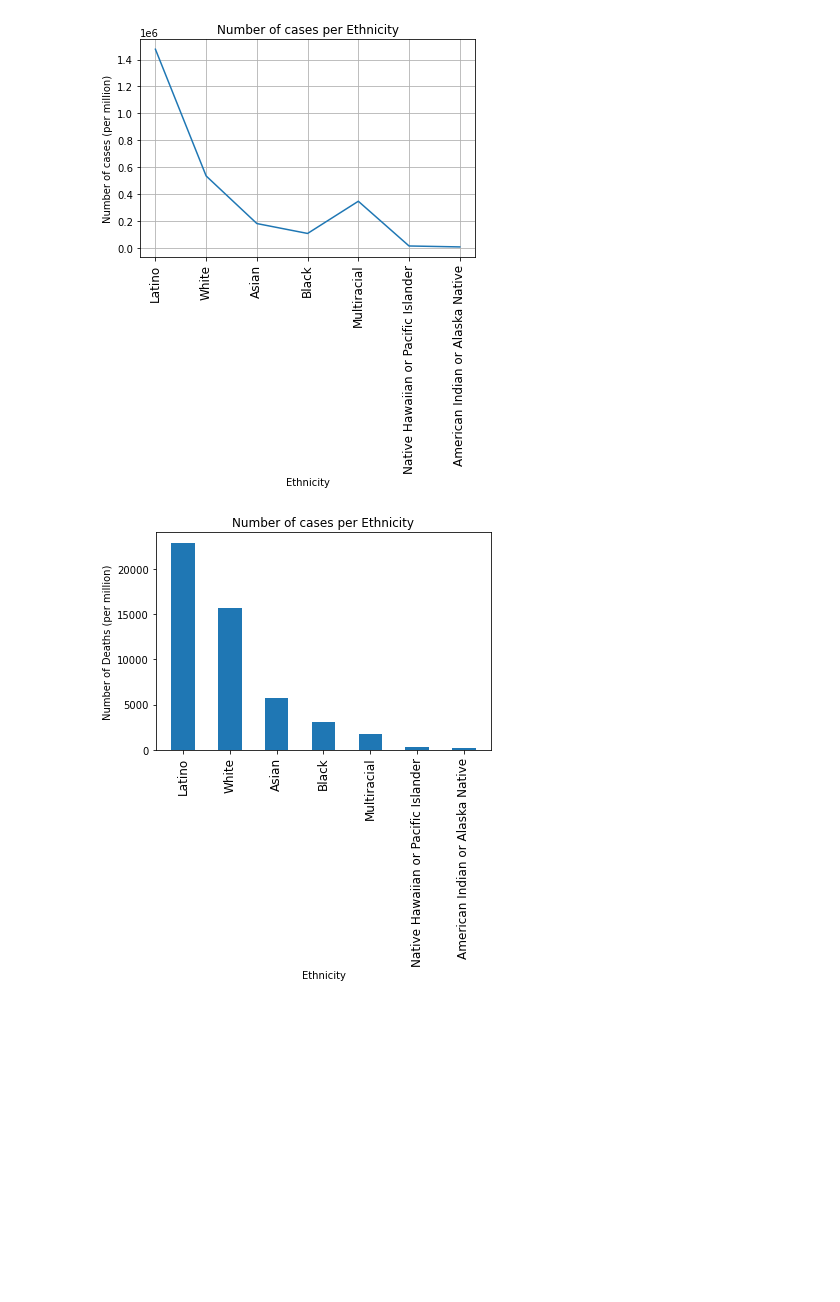
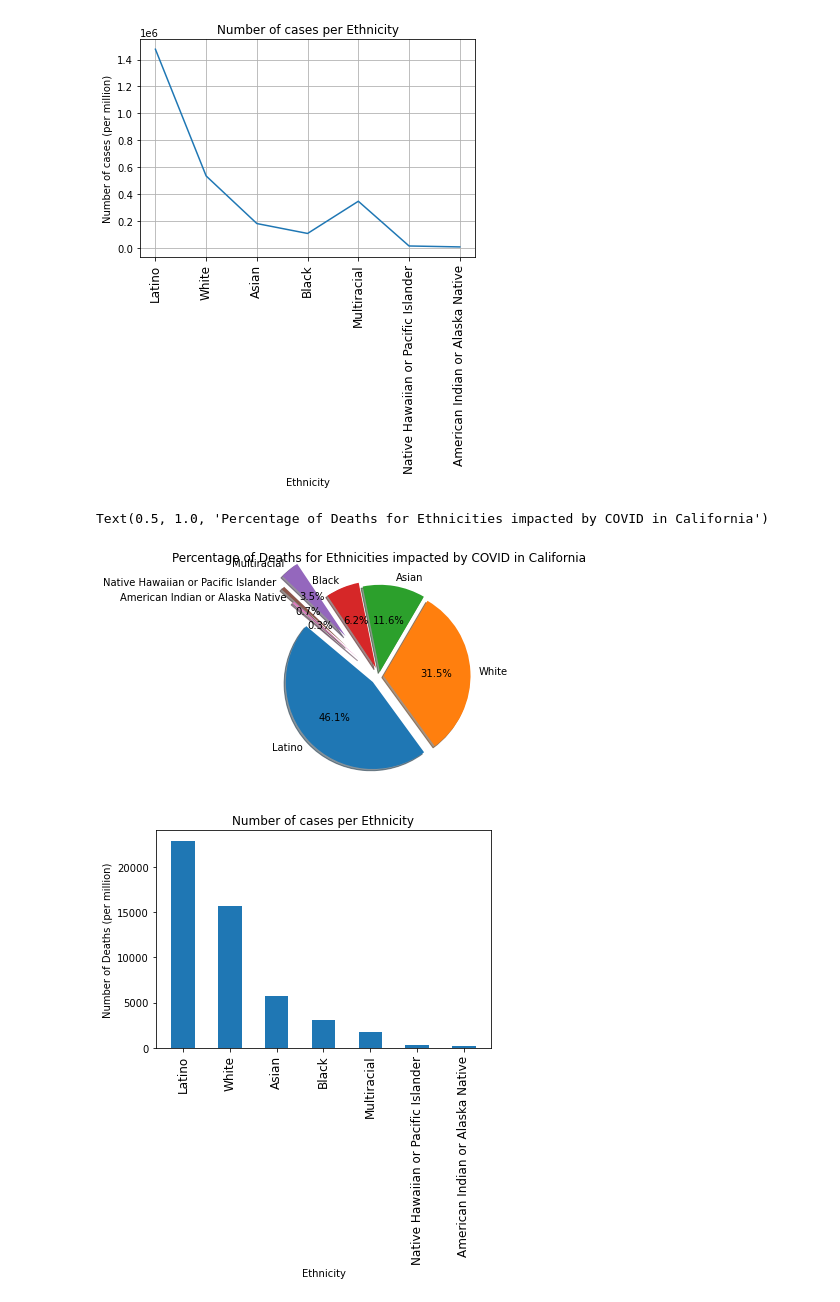
Before and after one commit to JohnGlendening/Project-1_2021, a Jupyter notebook: California gov/California_Ethnicity.ipynb, the cells around one changed output. Drawn from its saved outputs; the diff is of its cells as text; code cells hidden in the pictures; blank space fills up the shorter version.

```diff
--- a/California gov/California_Ethnicity.ipynb
+++ b/California gov/California_Ethnicity.ipynb
@@ -212,6 +227,21 @@ plt.grid(True)
 plt.show()
 # %% [output]
 [figure]
+# %%
+#Pie chart of the percentage(%) of genders impacted in California
+size=Ethnic_df["Deaths"]
+
+label=Ethnic_df["Ethnicities"].unique()
+
+explode= (0.1,0.05,0.05,0.1,0.6,0.5,0.3)
+
+plt.pie(size, labels=label,explode=explode,
+        autopct="%1.1f%%", shadow=True, startangle=140)
+
+plt.title("Percentage of Deaths for Ethnicities impacted by COVID in California")
+# %% [output]
+Text(0.5, 1.0, 'Percentage of Deaths for Ethnicities impacted by COVID in California')
+[figure, added]
 # %%
 Ethincities_deaths = Ethnic_df["Ethnicities"]
 Number_deaths = Ethnic_df["Deaths"]
```
Also changed, not shown: parts of 1 cell of this notebook.
